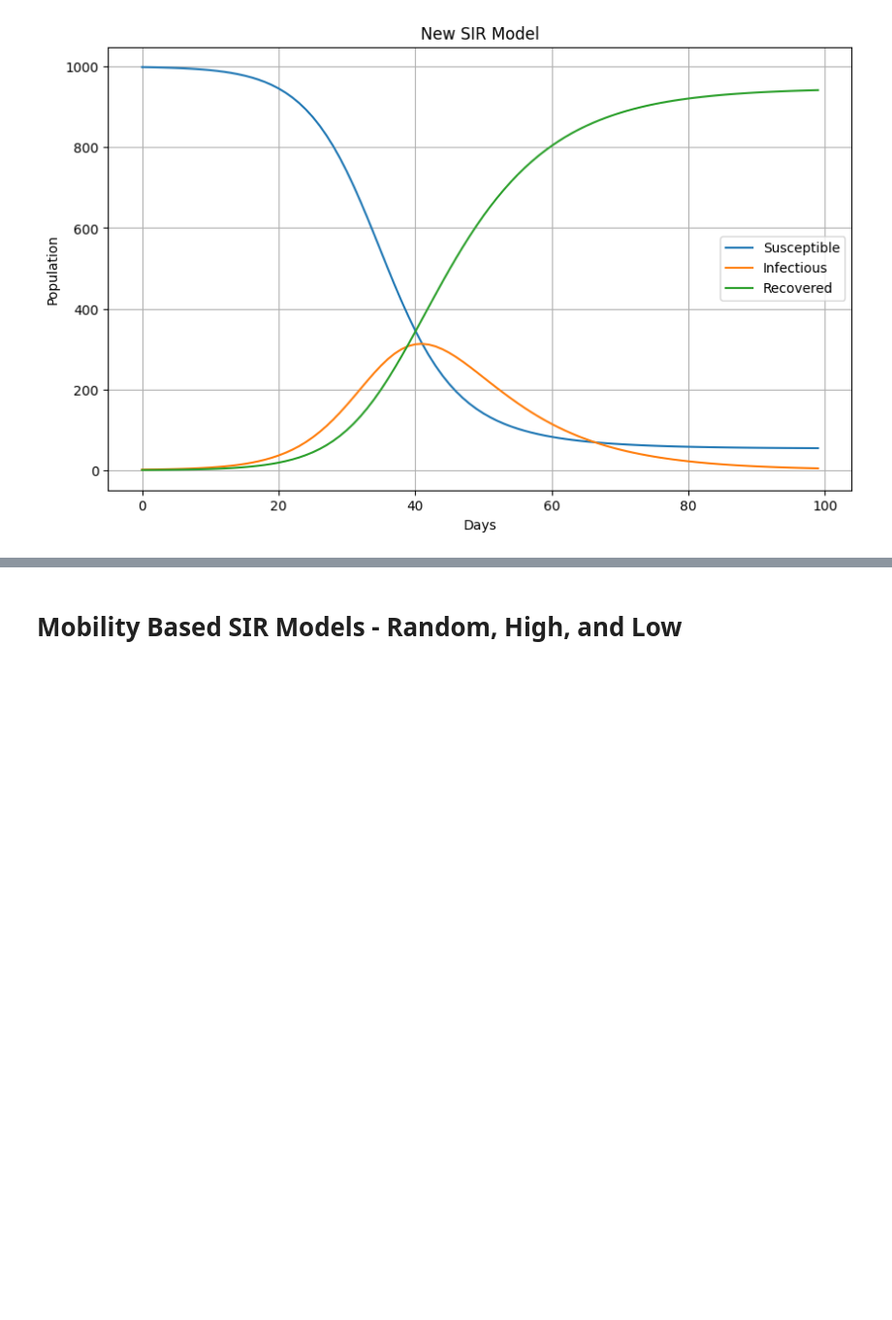
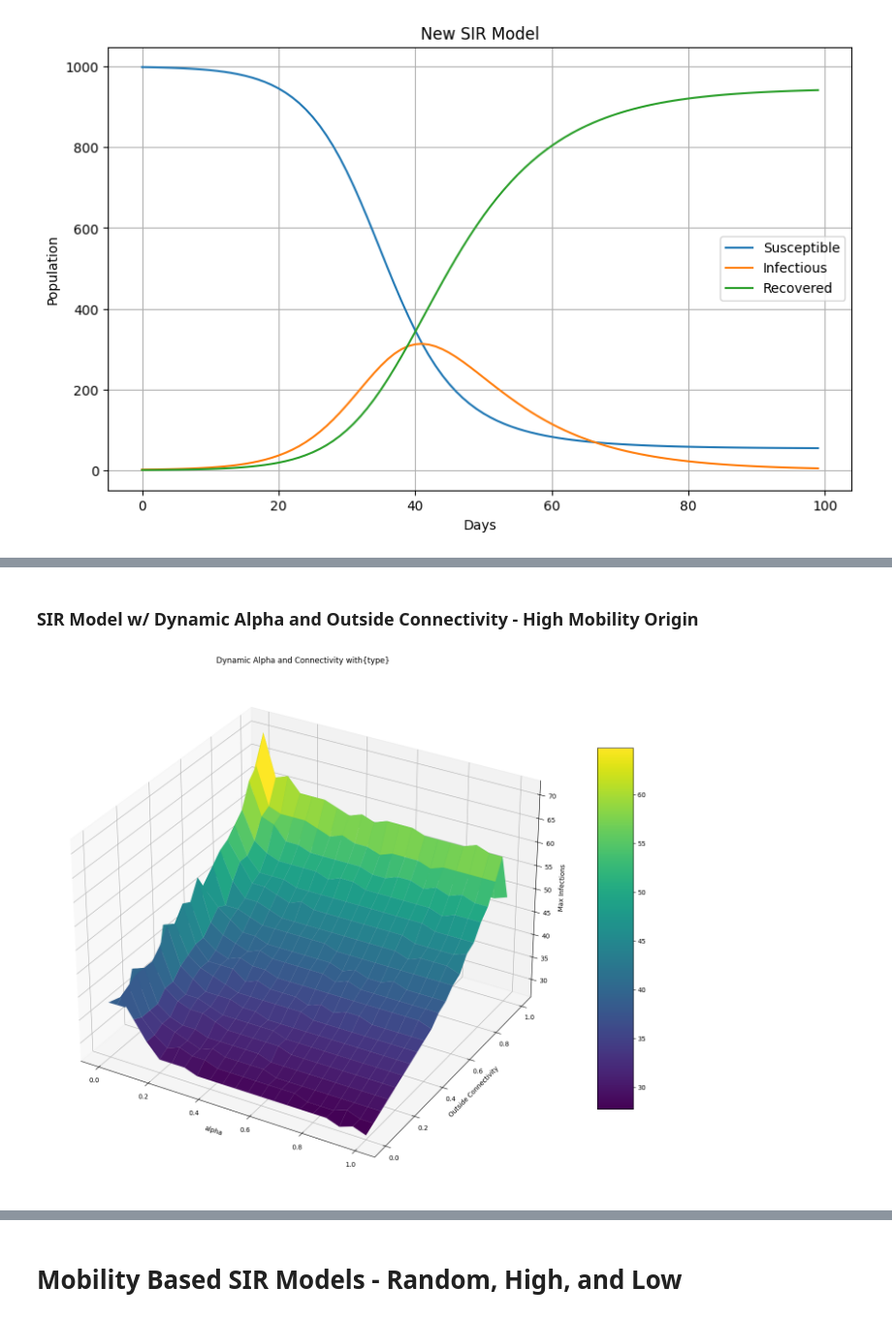
Before and after one commit to Virmani12/02712-Final-Project, a Jupyter notebook: simulations.ipynb, the cells around one changed output, grey strips where cells are left out. Shown at 97% size. Cells and saved outputs as stored; diff of their text form; code cells hidden in the pictures; blank space fills up the shorter version.

```diff
--- a/simulations.ipynb
+++ b/simulations.ipynb
@@ -169,0 +161,9 @@ plt.show()
+# %% [markdown]
+### SIR Model w/ Dynamic Alpha and Outside Connectivity - High Mobility Origin
+# %%
+type = "High Mobility"
+
+max_infections = dynamic_alpha_connectivity(type, threshold, beta, mu, N, n_locations, days, alpha_range, trials, outside_connectivity)
+plotting_dynamic_alpha_connectivity(alpha_range, outside_connectivity, max_infections, type)
+# %% [output]
+[figure, added]
```
Also changed, not shown: parts of 7 cells of this notebook.
